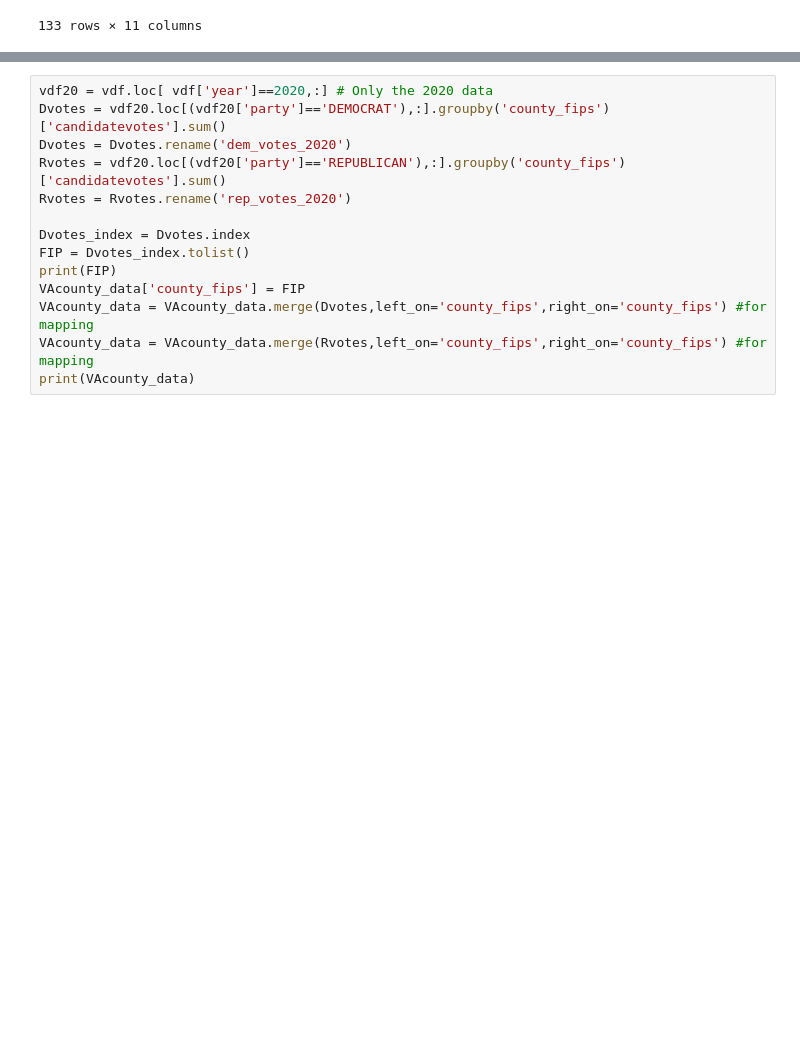
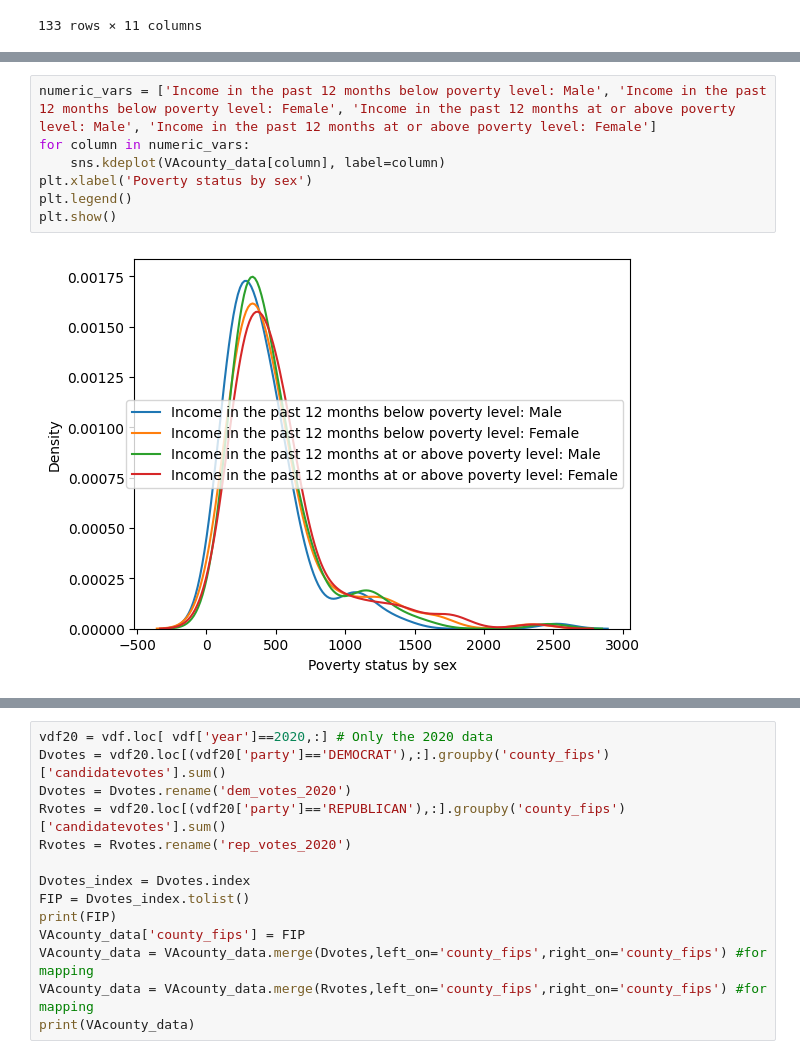
Before and after one commit to ven7sg/DS-3001-project-voting, a Jupyter notebook: Project3_model&VIS.ipynb, the cells around one changed output, grey strips where cells are left out. Drawn from its saved outputs; the diff is of its cells as text; blank space fills up the shorter version.

```diff
--- a/Project3_model&VIS.ipynb
+++ b/Project3_model&VIS.ipynb
@@ -143,0 +159,9 @@ VAcounty_data
+# %%
+numeric_vars = ['Income in the past 12 months below poverty level: Male', 'Income in the past 12 months below poverty level: Female', 'Income in the past 12 months at or above poverty level: Male', 'Income in the past 12 months at or above poverty level: Female']
+for column in numeric_vars:
+    sns.kdeplot(VAcounty_data[column], label=column)
+plt.xlabel('Poverty status by sex')
+plt.legend()
+plt.show()
+# %% [output]
+[figure, added]
```
Also changed, not shown: parts of 18 cells of this notebook.
